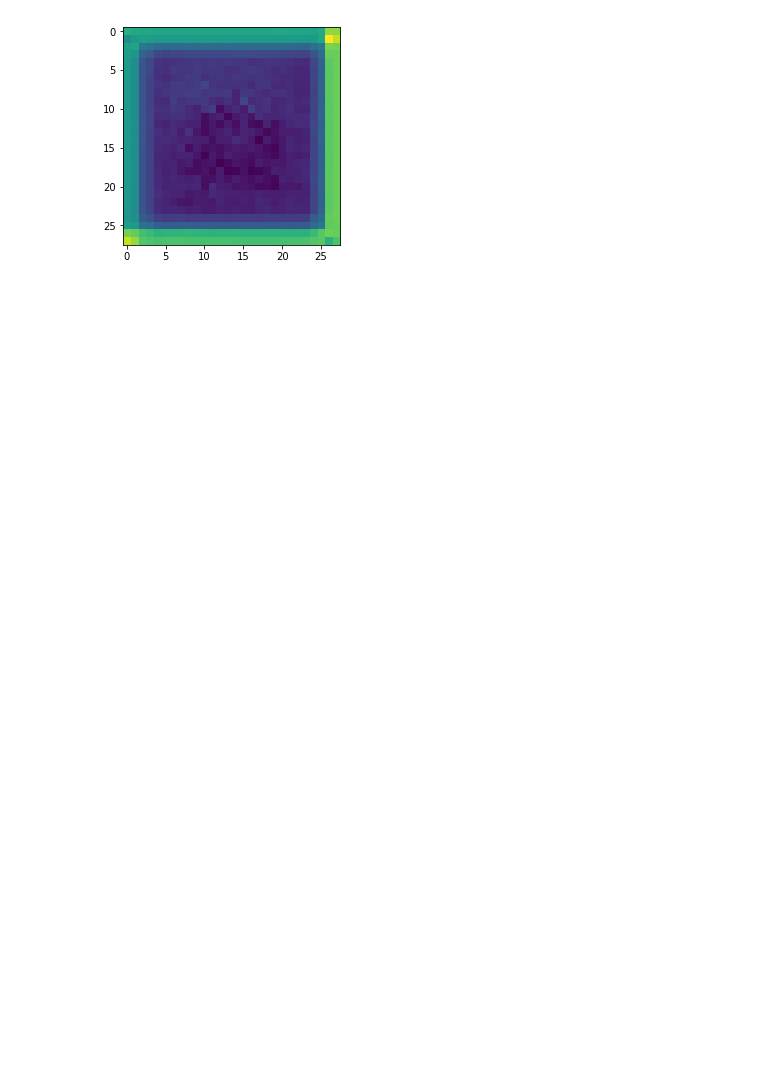
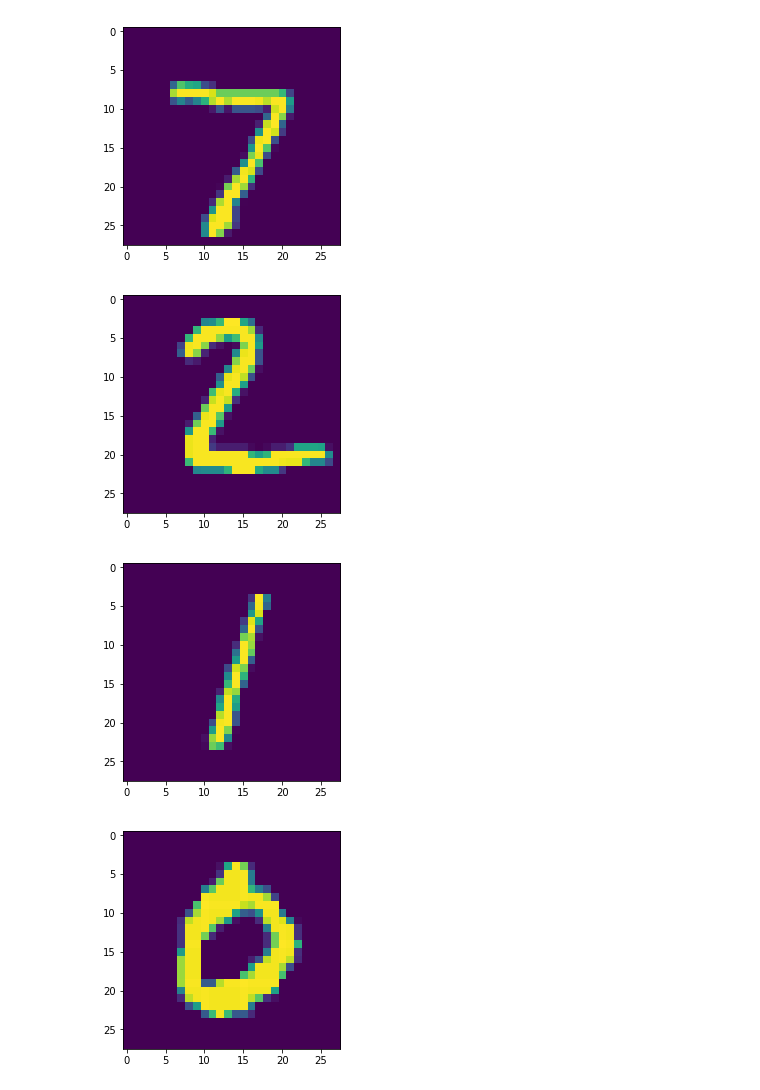
Before and after one commit to shravan97/DCGAN, a Jupyter notebook: DCGAN.ipynb, the cells around one changed output. Drawn from its saved outputs; the diff is of its cells as text; code cells hidden in the pictures; blank space fills up the shorter version.

Commit message:
Simple model trained with lesser epochs and lesser training data

```diff
--- a/DCGAN.ipynb
+++ b/DCGAN.ipynb
@@ -141,12 +141,24 @@ for batch, (train_data, target) in enumerate(test_loader):
  tot loss :  0.6274897456169128
 # %%
 num_images = 5
+count = 0
+for batch, (train_data, target) in enumerate(test_loader):
+    if count==num_images:
+        break
+    pt.imshow(train_data.numpy()[0][0])
+    pt.show()
+    count+=1
+
 for i in range(num_images):
     z = Variable(torch.rand(1, 1, 10, 10))
     img = g(z)
     img = img.data.numpy()
     # img = img.reshape(28, 28)
     pt.imshow(img[0][0])
+    pt.show()
     # print(i, "\n")
 # %% [output]
-[figure, old version]
+[figure, new version]
+[figure, added]
+[figure, added]
+[figure, added]
```
Also changed, not shown: parts of 1 cell of this notebook.
